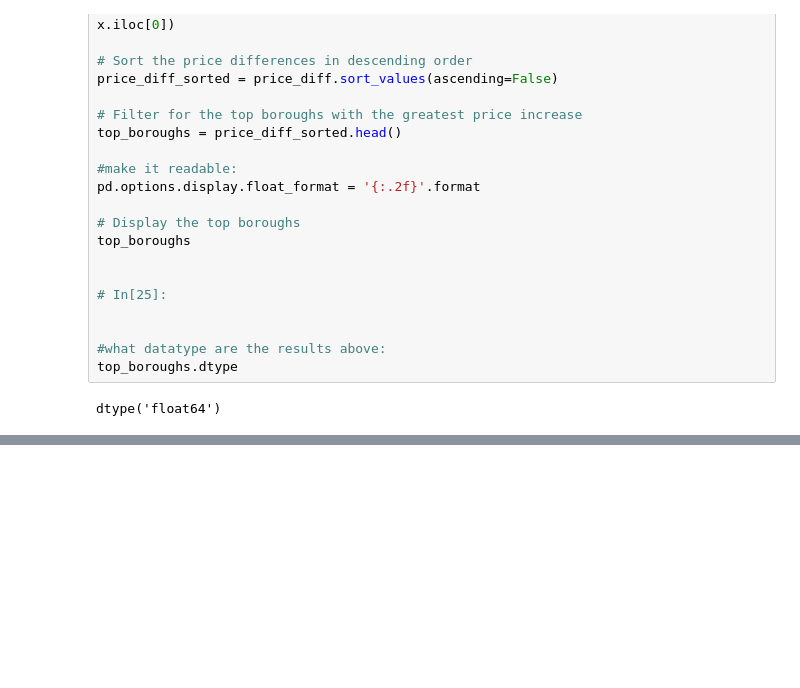
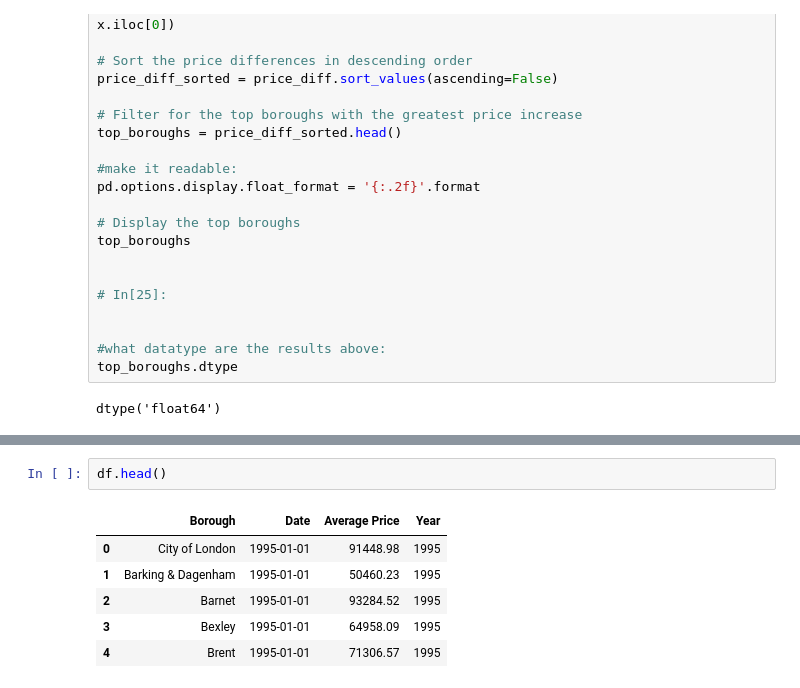
Before and after one commit to JakeANewfield/Springboard, a Jupyter notebook: Housing.ipynb, the cells around one changed output, grey strips where cells are left out. Drawn from its saved outputs; the diff is of its cells as text; blank space fills up the shorter version.

```diff
--- a/Housing.ipynb
+++ b/Housing.ipynb
@@ -236,3 +252,12 @@ dtype('float64')
+# %%
+df.head()
+# %% [output]
+|  | Borough | Date | Average Price | Year |
+| 0 | City of London | 1995-01-01 | 91448.98 | 1995 |
+| 1 | Barking & Dagenham | 1995-01-01 | 50460.23 | 1995 |
+| 2 | Barnet | 1995-01-01 | 93284.52 | 1995 |
+| 3 | Bexley | 1995-01-01 | 64958.09 | 1995 |
+| 4 | Brent | 1995-01-01 | 71306.57 | 1995 |
 # %%
 # Consider creating a function that will calculate a ratio of house prices, comparing the price of a house in 2018 to the price in 1998.
 #
```
Also changed, not shown: parts of 2 cells of this notebook.
